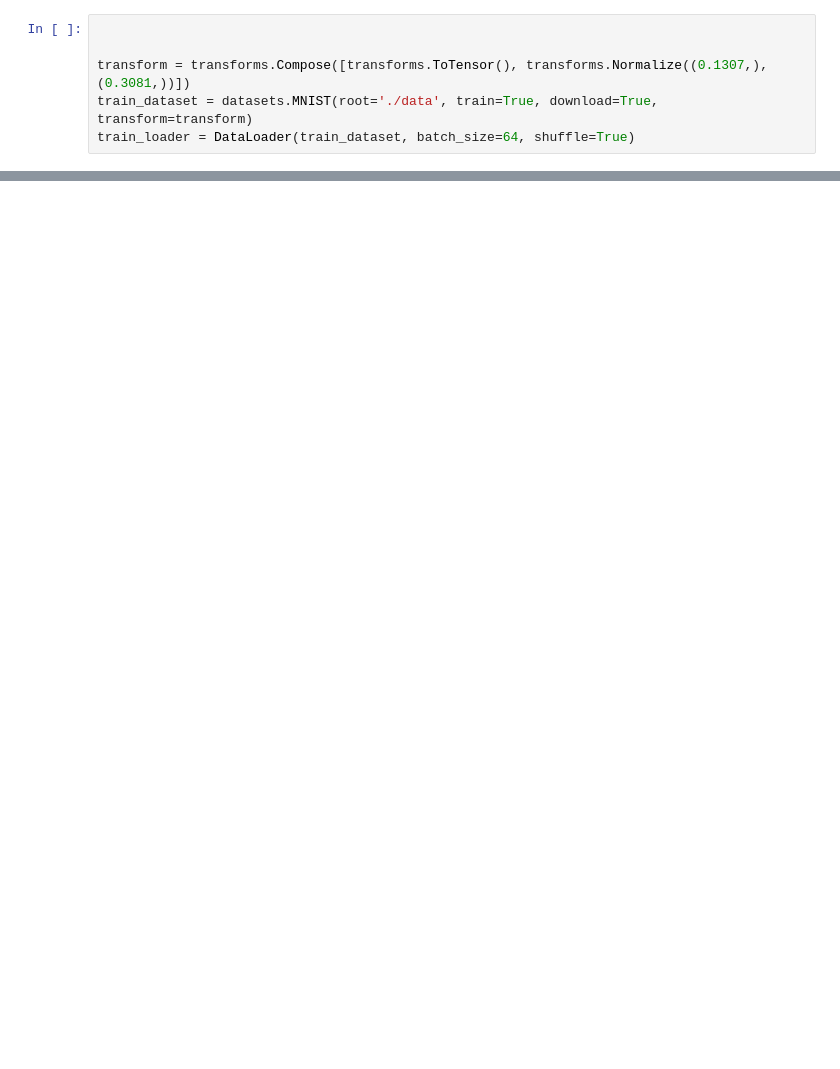
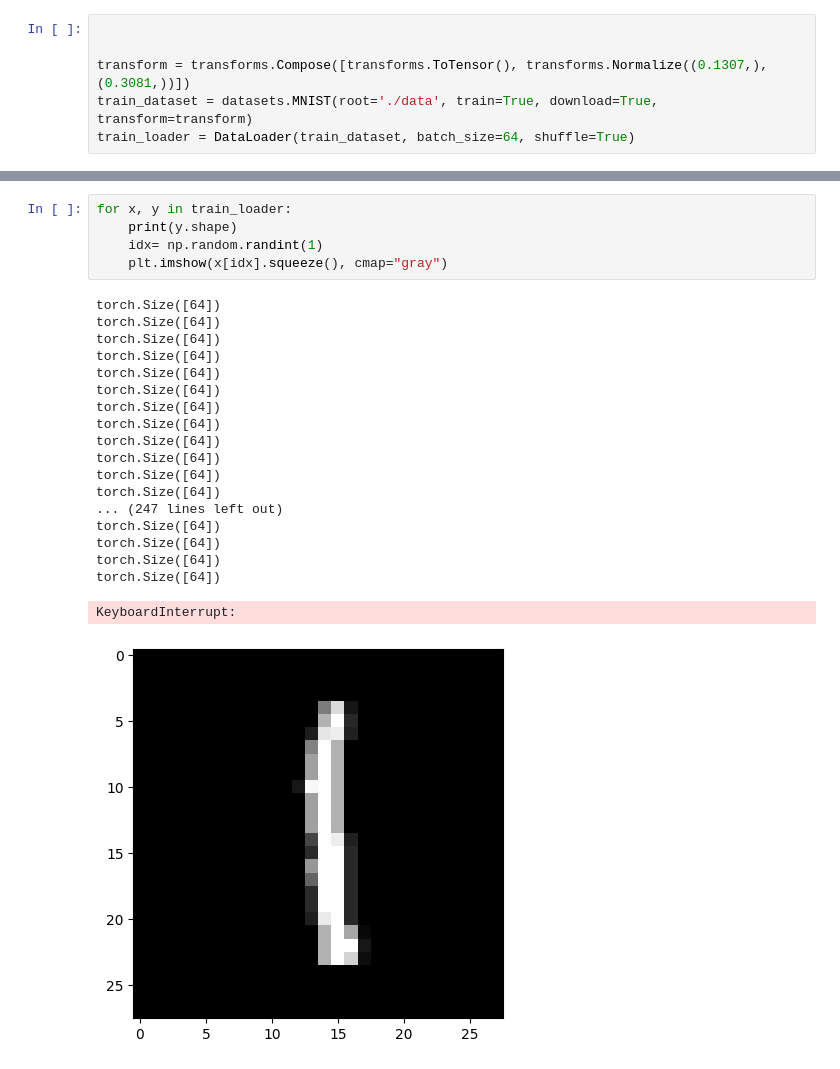
Before and after one commit to mohakonaabbas/idsi_intro_dl, a Jupyter notebook: TDs/TD1/td1.ipynb, the cells around one changed output, grey strips where cells are left out. Drawn from its saved outputs; the diff is of its cells as text; blank space fills up the shorter version.

```diff
--- a/TDs/TD1/td1.ipynb
+++ b/TDs/TD1/td1.ipynb
@@ -22 +24,26 @@ import torch.nn as nn
+# %%
+for x, y in train_loader:
+    print(y.shape)
+    idx= np.random.randint(1)
+    plt.imshow(x[idx].squeeze(), cmap="gray")
+# %% [output]
+torch.Size([64])
+torch.Size([64])
+torch.Size([64])
+torch.Size([64])
+torch.Size([64])
+torch.Size([64])
+torch.Size([64])
+torch.Size([64])
+torch.Size([64])
+torch.Size([64])
+torch.Size([64])
+torch.Size([64])
+... (247 lines left out)
+torch.Size([64])
+torch.Size([64])
+torch.Size([64])
+torch.Size([64])
+KeyboardInterrupt:
+[figure, added]
 # %%
```
Also changed, not shown: parts of 11 cells of this notebook.
